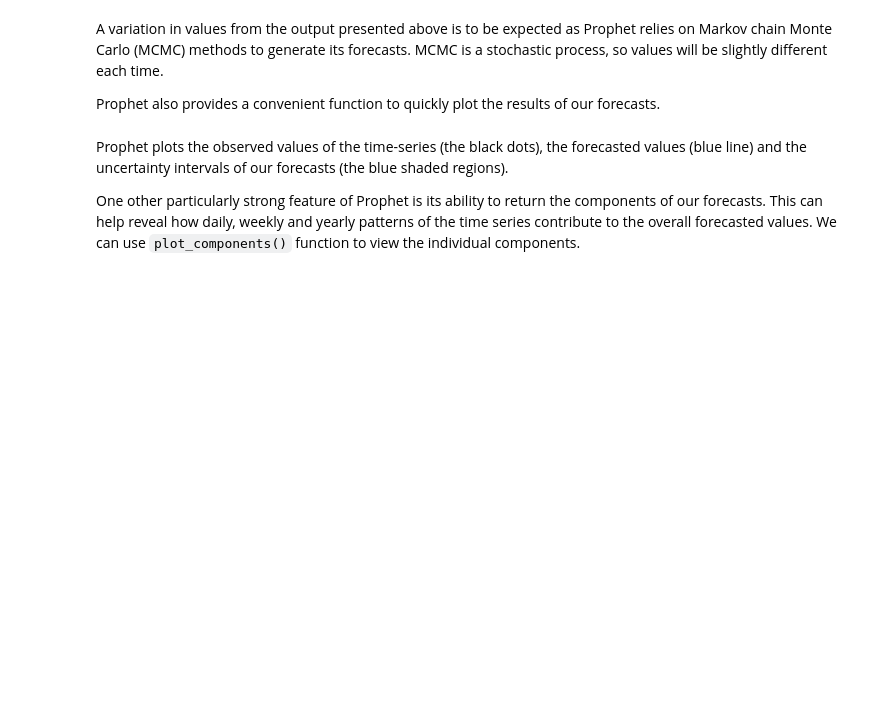
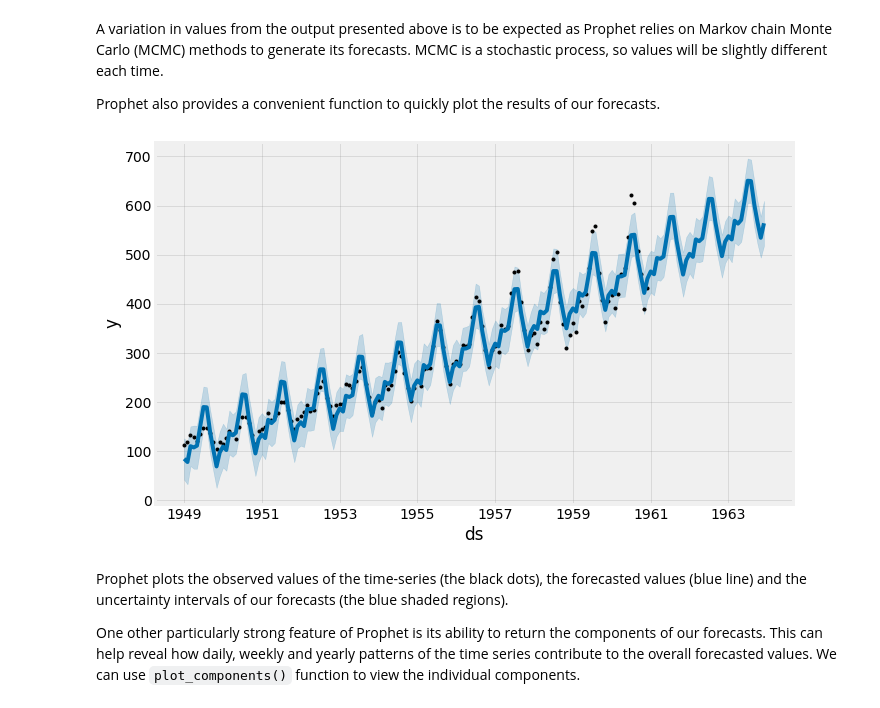
Before and after one commit to learn-co-curriculum/matt-alex-text-curr-sync, a Jupyter notebook: index.ipynb, the cells around one changed output. Drawn from its saved outputs; the diff is of its cells as text; code cells hidden in the pictures; blank space fills up the shorter version.

```diff
--- a/index.ipynb
+++ b/index.ipynb
@@ -103,7 +200,16 @@ In this section, we shall learn how to use the Prophet library to predict future
 To begin, we will create a new prophet object with `proph()` and provide a number of arguments. For example, we can specify the desired range of our uncertainty interval by setting the `interval_width` parameter.
 # %%
 # set the uncertainty interval to 95% (the Prophet default is 80%)
+# %%
+# __SOLUTION__
+# set the uncertainty interval to 95% (the Prophet default is 80%)
+
+Model = proph(interval_width=0.95)
 # %% [markdown]
 Now that our model has been initialized, we can call its `fit` method with our DataFrame `ts` as input. The model fitting should take no longer than a few seconds.
 # %%
 # Fit the timeseries into Model
+# %%
+# __SOLUTION__
+# Fit the timeseries into Model
+Model.fit(ts)
@@ -121,3 +231,15 @@ It is also important to consider the frequency of our time series. Because we ar
 # 177	1963-10-01
 # 178	1963-11-01
 # 179	1963-12-01
+# %%
+# __SOLUTION__
+# USe make_future_dataframe with a monthly frequency and periods = 36 for 3 years
+future_dates = Model.make_future_dataframe(periods=36, freq='MS')
+future_dates.tail()
+
+# 	ds
+# 175	1963-08-01
+# 176	1963-09-01
+# 177	1963-10-01
+# 178	1963-11-01
+# 179	1963-12-01
@@ -133,3 +262,16 @@ This future dates dataframe can now be used as input to the `predict` method of
 # 2	1949-03-01	110.537884	110.537884	110.537884	65.902441	152.751003	-0.486998	-0.486998	-0.486998	0.0	0.0	0.0	-0.486998	-0.486998	-0.486998	110.050887
 # 3	1949-04-01	112.716774	112.716774	112.716774	65.488925	149.317057	-5.184948	-5.184948	-5.184948	0.0	0.0	0.0	-5.184948	-5.184948	-5.184948	107.531826
 # 4	1949-05-01	114.825377	114.825377	114.825377	67.562029	153.611413	-3.782347	-3.782347	-3.782347	0.0	0.0
+# %%
+# __SOLUTION__
+# Predict the values for future dates and take the head of forecast
+
+forecast = Model.predict(future_dates)
+forecast.head()
+
+# ds	trend	trend_lower	trend_upper	yhat_lower	yhat_upper	additive_terms	additive_terms_lower	additive_terms_upper	multiplicative_terms	multiplicative_terms_lower	multiplicative_terms_upper	yearly	yearly_lower	yearly_upper	yhat
+# 0	1949-01-01	106.390966	106.390966	106.390966	40.066461	128.916059	-21.935305	-21.935305	-21.935305	0.0	0.0	0.0	-21.935305	-21.935305	-21.935305	84.455661
+# 1	1949-02-01	108.569855	108.569855	108.569855	33.931775	120.662906	-30.703975	-30.703975	-30.703975	0.0	0.0	0.0	-30.703975	-30.703975	-30.703975	77.865881
+# 2	1949-03-01	110.537884	110.537884	110.537884	65.902441	152.751003	-0.486998	-0.486998	-0.486998	0.0	0.0	0.0	-0.486998	-0.486998	-0.486998	110.050887
+# 3	1949-04-01	112.716774	112.716774	112.716774	65.488925	149.317057	-5.184948	-5.184948	-5.184948	0.0	0.0	0.0	-5.184948	-5.184948	-5.184948	107.531826
+# 4	1949-05-01	114.825377	114.825377	114.825377	67.562029	153.611413	-3.782347	-3.782347	-3.782347	0.0	0.0
@@ -157,6 +325,14 @@ A variation in values from the output presented above is to be expected as Proph
 Prophet also provides a convenient function to quickly plot the results of our forecasts.
 # %%
 # Use prophet's plot function to plot the predictions
+# %%
+# __SOLUTION__
+# Use prophet's plot function to plot the predictions
+
+Model.plot(forecast, uncertainty=True)
+plt.show()
+# %% [output]
+[figure, added]
 # %% [markdown]
 Prophet plots the observed values of the time-series (the black dots), the forecasted values (blue line) and the uncertainty intervals of our forecasts (the blue shaded regions).
 
```
Also changed, not shown: parts of 21 cells of this notebook, 1 other file.
